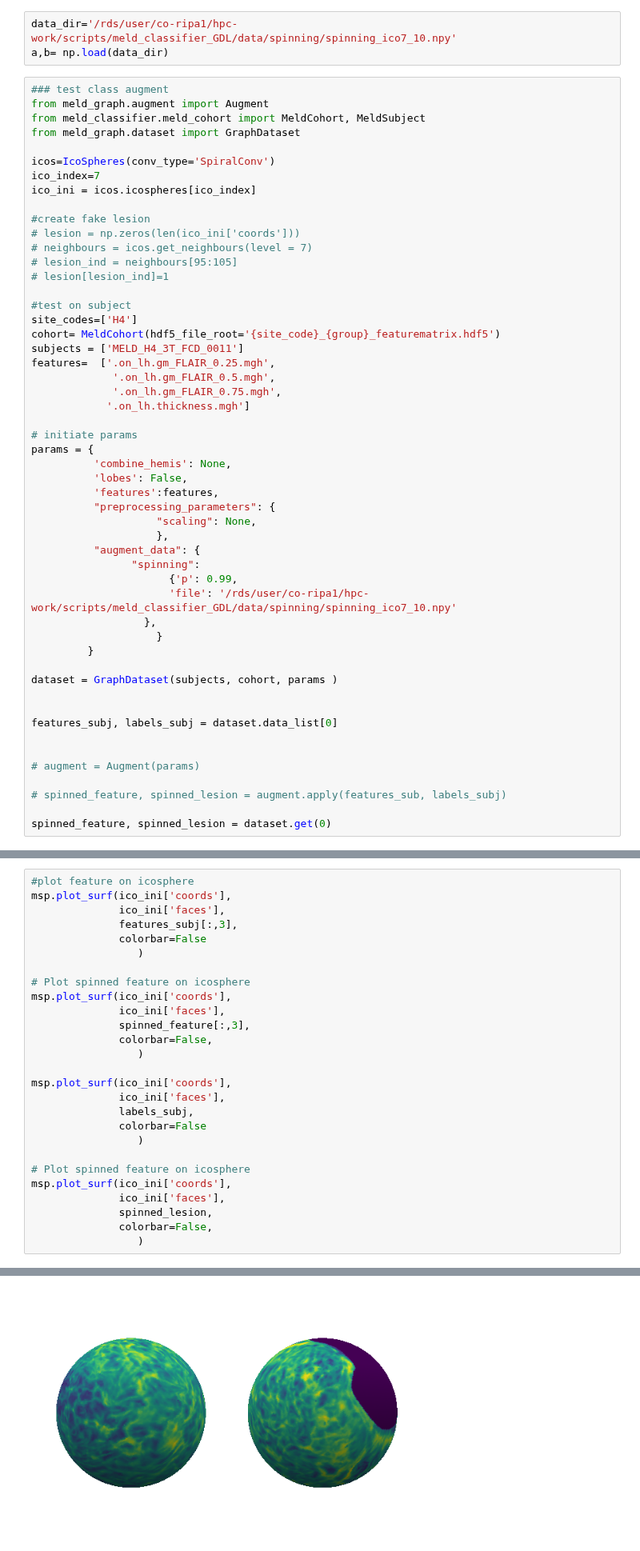
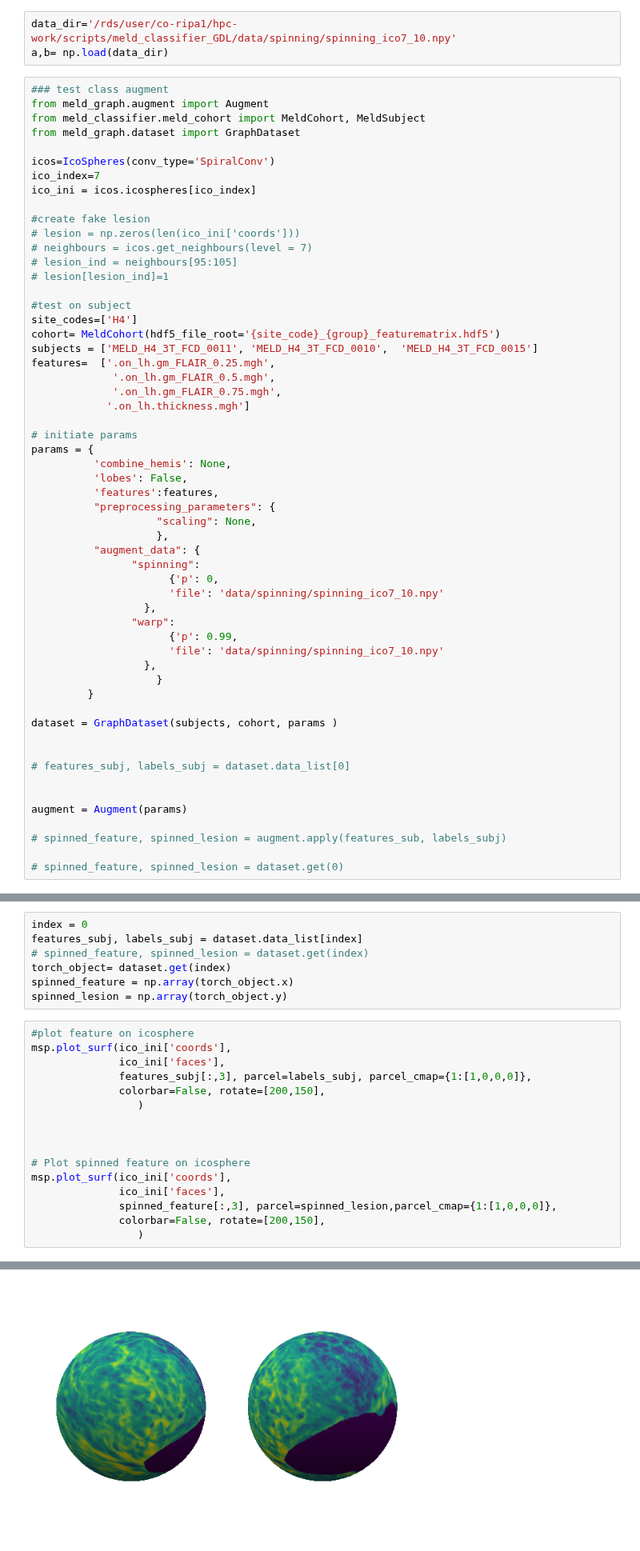
Before and after one commit to MELDProject/meld_graph, a Jupyter notebook: notebooks/spinning_implement.ipynb, the cells around one changed output, grey strips where cells are left out. Shown at 80% size. Drawn from its saved outputs; the diff is of its cells as text.

```diff
--- a/notebooks/spinning_implement.ipynb
+++ b/notebooks/spinning_implement.ipynb
@@ -117,7 +119,7 @@ ico_ini = icos.icospheres[ico_index]
 #test on subject
 site_codes=['H4']
 cohort= MeldCohort(hdf5_file_root='{site_code}_{group}_featurematrix.hdf5')
-subjects = ['MELD_H4_3T_FCD_0011']
+subjects = ['MELD_H4_3T_FCD_0011', 'MELD_H4_3T_FCD_0010',  'MELD_H4_3T_FCD_0015']
 features=  ['.on_lh.gm_FLAIR_0.25.mgh',
              '.on_lh.gm_FLAIR_0.5.mgh',
              '.on_lh.gm_FLAIR_0.75.mgh',
@@ -133,8 +135,12 @@ params = {
                     },
           "augment_data": {
                 "spinning":
+                      {'p': 0,
+                      'file': 'data/spinning/spinning_ico7_10.npy'
+                  },
+                "warp":
                       {'p': 0.99,
-                      'file': '/rds/user/co-ripa1/hpc-work/scripts/meld_classifier_GDL/data/spinning/spinning_ico7_10.npy'
+                      'file': 'data/spinning/spinning_ico7_10.npy'
                   },
                     }
          }
@@ -142,11 +148,11 @@ params = {
 dataset = GraphDataset(subjects, cohort, params )
 
 
-features_subj, labels_subj = dataset.data_list[0]
+# features_subj, labels_subj = dataset.data_list[0]
 
 
-# augment = Augment(params)
+augment = Augment(params)
 
 # spinned_feature, spinned_lesion = augment.apply(features_sub, labels_subj)
 
-spinned_feature, spinned_lesion = dataset.get(0)
+# spinned_feature, spinned_lesion = dataset.get(0)
@@ -153,28 +169,24 @@ spinned_feature, spinned_lesion = dataset.get(0)
+# %%
+index = 0
+features_subj, labels_subj = dataset.data_list[index]
+# spinned_feature, spinned_lesion = dataset.get(index)
+torch_object= dataset.get(index)
+spinned_feature = np.array(torch_object.x)
+spinned_lesion = np.array(torch_object.y)
 # %%
 #plot feature on icosphere
 msp.plot_surf(ico_ini['coords'],
               ico_ini['faces'],
-              features_subj[:,3],
-              colorbar=False
+              features_subj[:,3], parcel=labels_subj, parcel_cmap={1:[1,0,0,0]},
+              colorbar=False, rotate=[200,150],
                  )
+
+
 
 # Plot spinned feature on icosphere
 msp.plot_surf(ico_ini['coords'],
               ico_ini['faces'],
-              spinned_feature[:,3],
-              colorbar=False,
+              spinned_feature[:,3], parcel=spinned_lesion,parcel_cmap={1:[1,0,0,0]},
+              colorbar=False, rotate=[200,150],
                  )
-
-msp.plot_surf(ico_ini['coords'],
-              ico_ini['faces'],
-              labels_subj,
-              colorbar=False
-                 )
-
-# Plot spinned feature on icosphere
-msp.plot_surf(ico_ini['coords'],
-              ico_ini['faces'],
-              spinned_lesion,
-              colorbar=False,
-                 )
 # %% [output]
@@ -182 +194 @@ msp.plot_surf(ico_ini['coords'],
-[figure, old version]
+[figure, new version]
```
Also changed, not shown: parts of 7 cells of this notebook, 3 other files.
